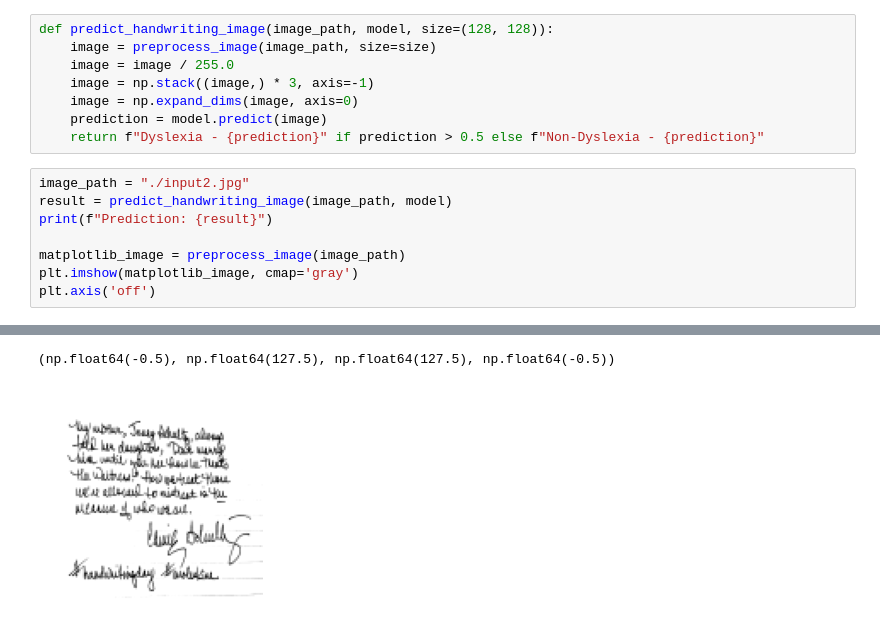
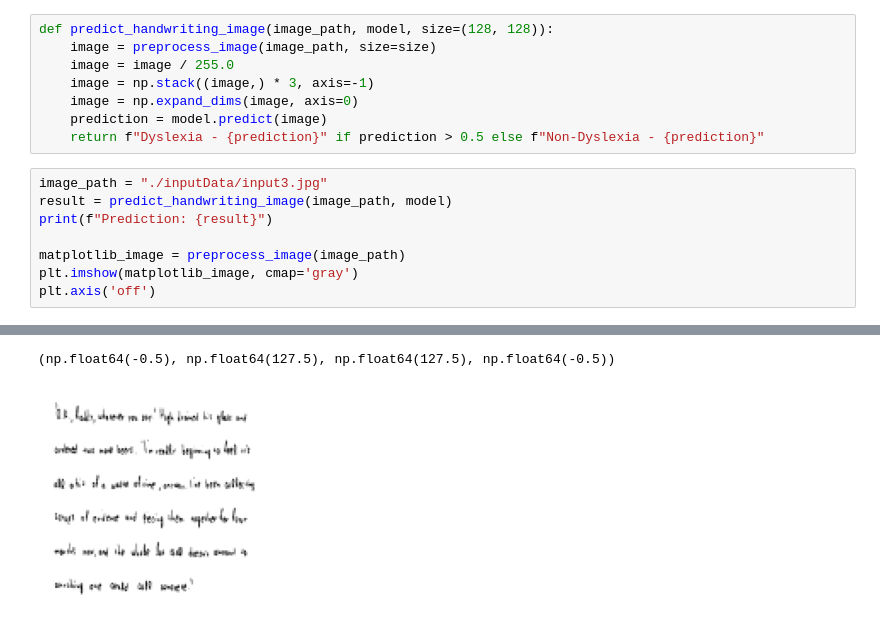
Before and after one commit to asimmakhmudov/dyslexia-prediction, a Jupyter notebook: Dyslexia.ipynb, the cells around one changed output, grey strips where cells are left out. Saved outputs shown, nothing was run; the diff lists cells and outputs as text.

```diff
--- a/Dyslexia.ipynb
+++ b/Dyslexia.ipynb
@@ -188,7 +189,7 @@ def predict_handwriting_image(image_path, model, size=(128, 128)):
     prediction = model.predict(image)
     return f"Dyslexia - {prediction}" if prediction > 0.5 else f"Non-Dyslexia - {prediction}"
 # %%
-image_path = "./input2.jpg"
+image_path = "./inputData/input3.jpg"
 result = predict_handwriting_image(image_path, model)
 print(f"Prediction: {result}")
 
@@ -201,2 +202,2 @@ Prediction: Dyslexia - [[0.99999976]]
 (np.float64(-0.5), np.float64(127.5), np.float64(127.5), np.float64(-0.5))
-[figure, old version]
+[figure, new version]
```
Also changed, not shown: parts of 5 cells of this notebook, 4 other files.
